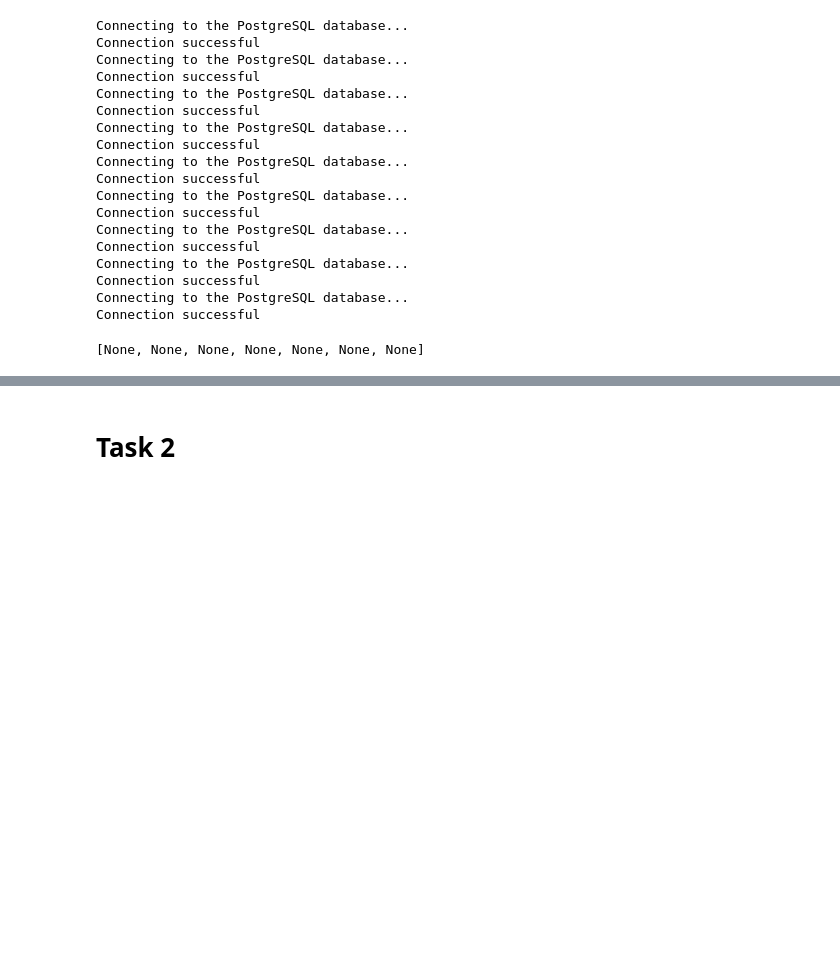
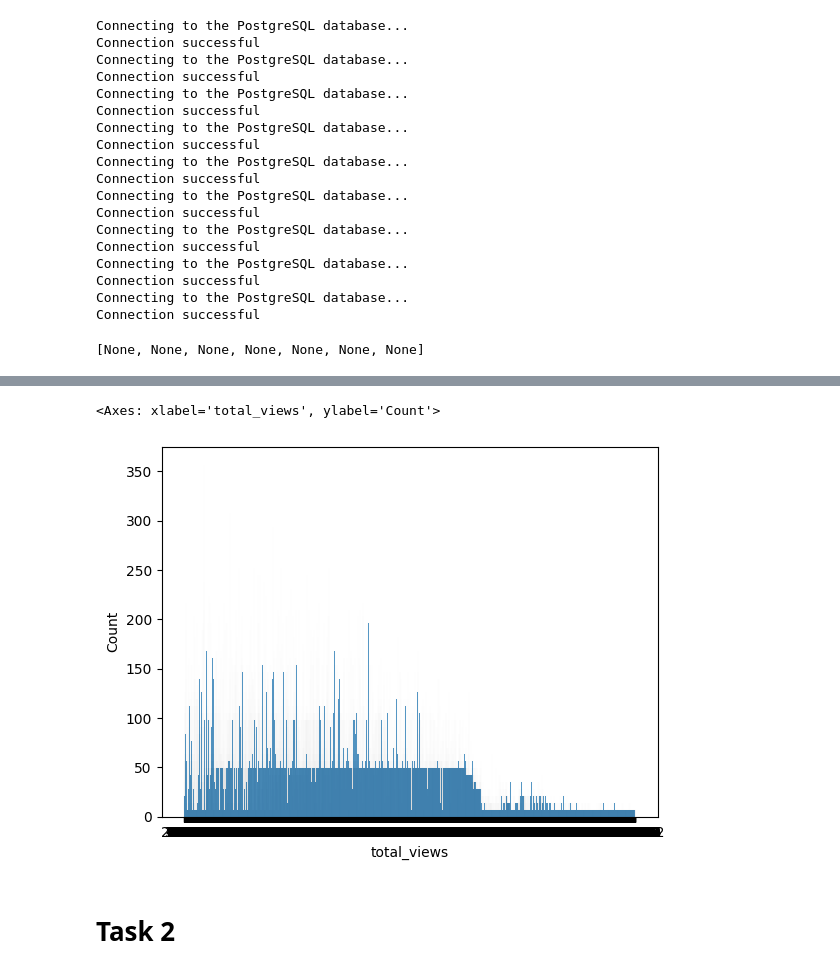
Before and after one commit to anuota/DW_Challenge, a Jupyter notebook: notebooks/Anya_DE.ipynb, the cells around one changed output, grey strips where cells are left out. Drawn from its saved outputs; the diff is of its cells as text; code cells hidden in the pictures; blank space fills up the shorter version.

```diff
--- a/notebooks/Anya_DE.ipynb
+++ b/notebooks/Anya_DE.ipynb
@@ -182,0 +259,5 @@ execute_query(conn, 'SELECT Page_Name User_Name FROM new_table')
+# %%
+sns.histplot(df_new['total_views'],bins=df_new['video_length'])
+# %% [output]
+<Axes: xlabel='total_views', ylabel='Count'>
+[figure, added]
```
Also changed, not shown: parts of 18 cells of this notebook, 1 other file.
